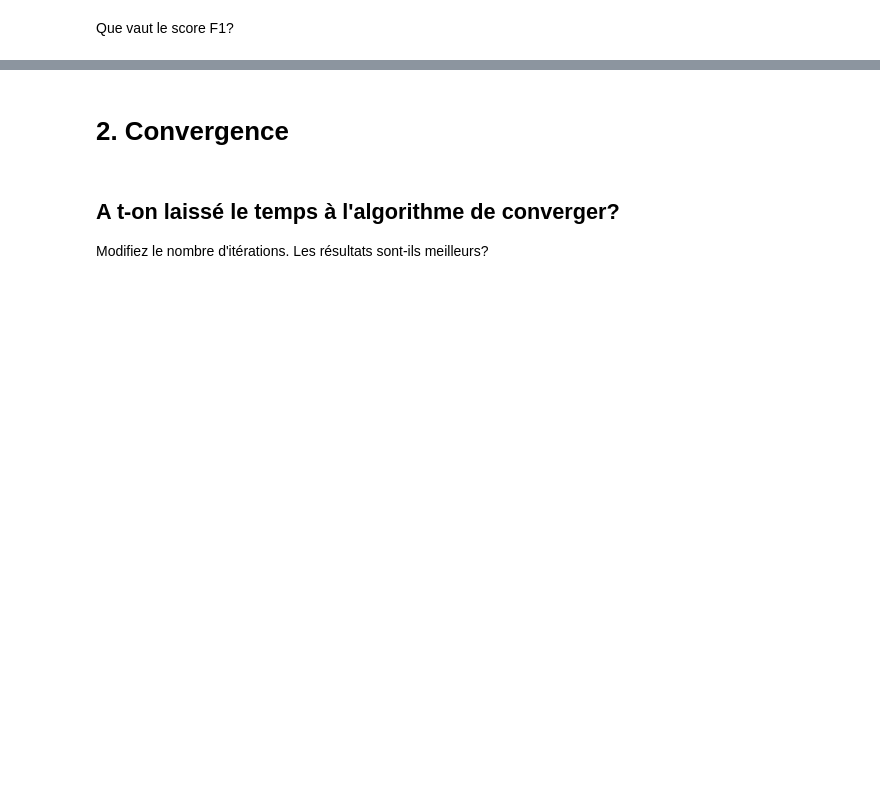
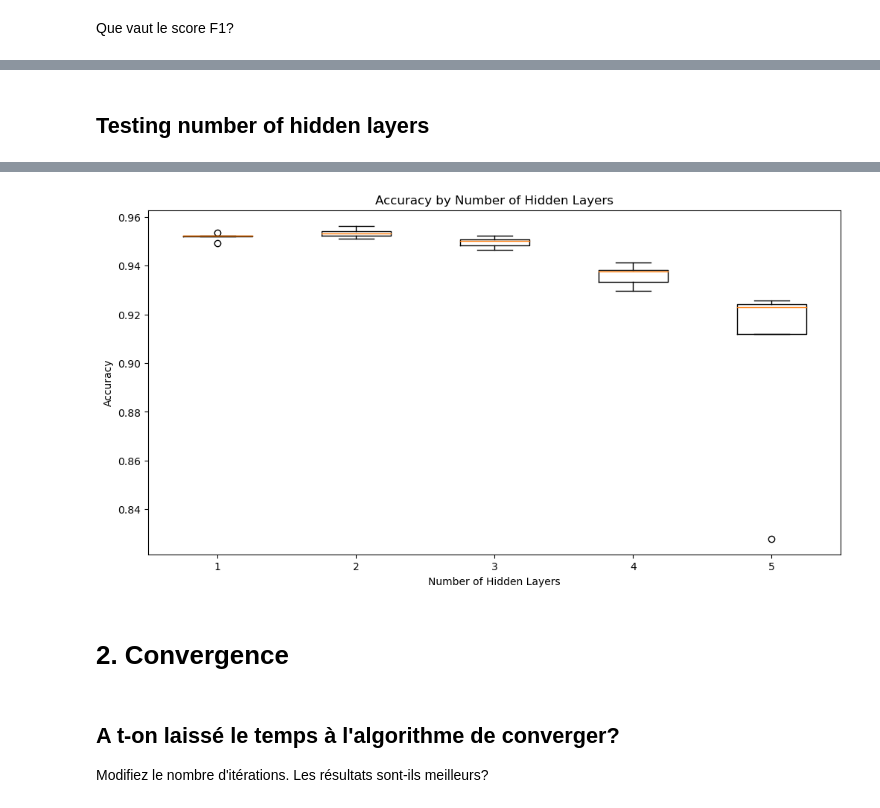
Before and after one commit to Akhyate-Brahim/ML, a Jupyter notebook: TPneuralNetworksSI4-2022.ipynb, the cells around one changed output, grey strips where cells are left out. Saved outputs shown, nothing was run; the diff lists cells and outputs as text; code cells hidden in the pictures; blank space fills up the shorter version.

```diff
--- a/TPneuralNetworksSI4-2022.ipynb
+++ b/TPneuralNetworksSI4-2022.ipynb
@@ -61,0 +197,38 @@ Que vaut le score F1?
+# %% [markdown]
+## Testing number of hidden layers
+# %%
+def add_hidden_layers(model, num_neurons, num_hidden_layers):
+    for _ in range(num_hidden_layers):
+        model.add(Dense(num_neurons, activation='sigmoid'))
+    return model
+
+def create_and_train_multiple_hidden_layers(num_trials, fixed_neurons, num_hidden_layers, x_train, y_train, x_test, y_test):
+    accuracies_per_layer_count = {layers: [] for layers in num_hidden_layers}
+
+    for num_layers in num_hidden_layers:
+        trial_accuracies = []
+        for trial in range(num_trials):
+            model = Sequential()
+            model.add(Flatten(input_shape=(28, 28)))
+            model = add_hidden_layers(model, fixed_neurons, num_layers)
+            model.add(Dense(10, activation='softmax'))
+            model.compile(optimizer='rmsprop', loss='categorical_crossentropy', metrics=['accuracy'])
+
+            loss, accuracy = train_model(model, x_train, y_train, x_test, y_test)
+            trial_accuracies.append(accuracy)
+            print(f'Trial {trial+1}/{num_trials}, Fixed Neurons: {fixed_neurons}, Hidden Layers: {num_layers}, Test loss: {loss}, Test accuracy: {accuracy}')
+
+        accuracies_per_layer_count[num_layers] = trial_accuracies
+
+    return accuracies_per_layer_count
+
+# Now call this function
+num_trials = 5
+neuron_numbers = 20
+num_layers = [1, 2, 3, 4, 5]  # Example layer sizes
+
+all_accuracies = create_and_train_multiple_hidden_layers(num_trials, neuron_numbers, num_layers, x_train, y_train, x_test, y_test)
+
+# Then plot all accuracies
+plot_accuracies(all_accuracies)
+# %% [output]
@@ -62,3 +252,4 @@ Que vaut le score F1?
+[figure, added]
 # %% [markdown]
 # 2. Convergence
 # %% [markdown]
```
Also changed, not shown: parts of 26 cells of this notebook, 2 other files.
